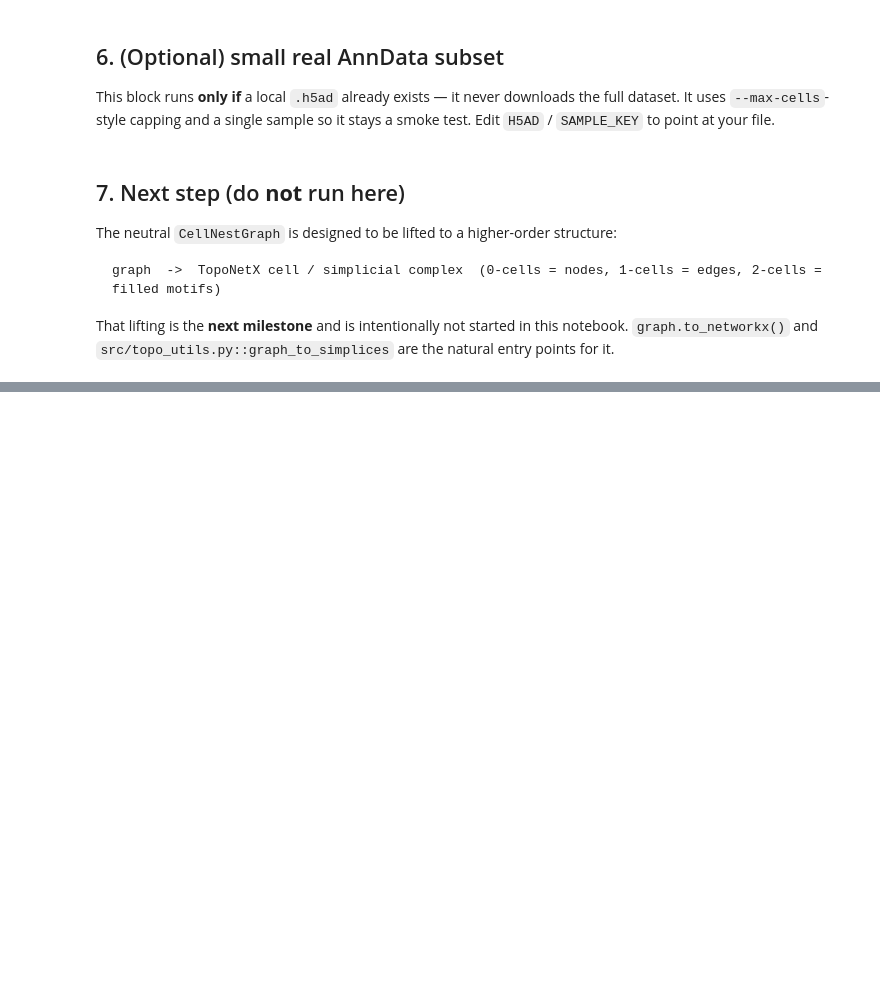
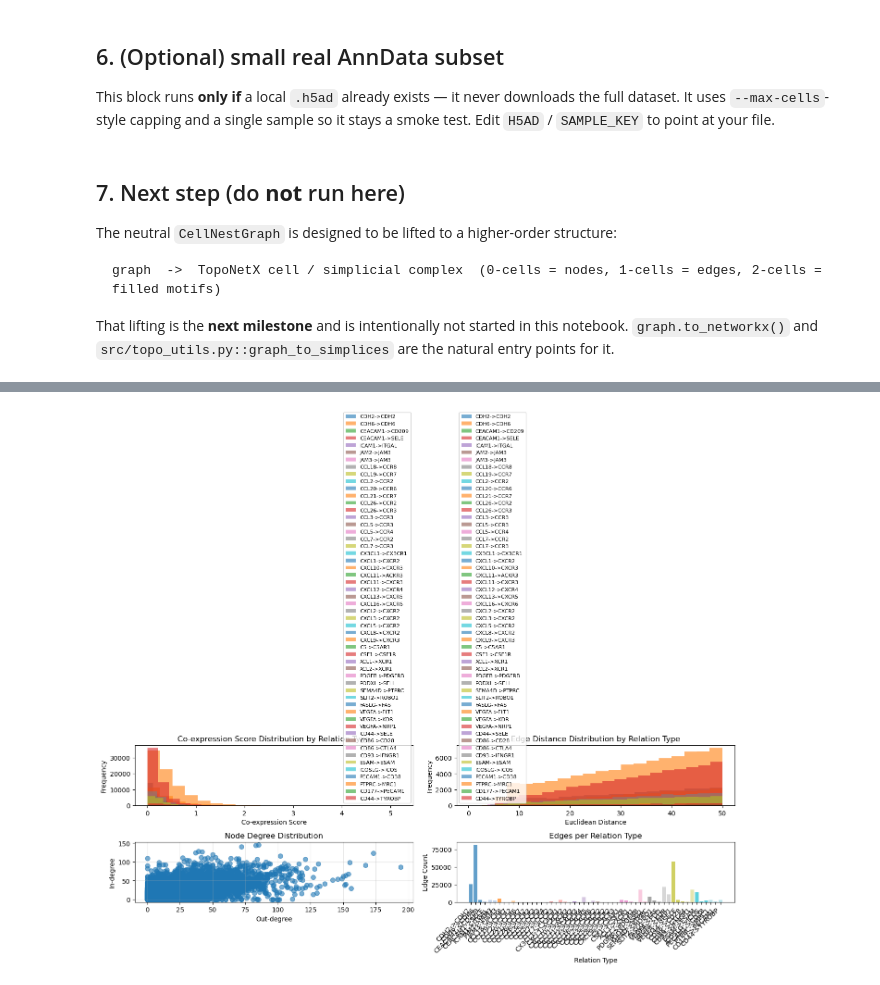
Before and after one commit to robinredX/st-topo-aware-learning-logml, a Jupyter notebook: notebooks/03_reproduce_cellnest_graph_construction.ipynb, the cells around one changed output, grey strips where cells are left out. Drawn from its saved outputs; the diff is of its cells as text; code cells hidden in the pictures; blank space fills up the shorter version.

```diff
--- a/notebooks/03_reproduce_cellnest_graph_construction.ipynb
+++ b/notebooks/03_reproduce_cellnest_graph_construction.ipynb
@@ -151,0 +361,64 @@ points for it.
+# %%
+# Edge statistics visualization
+import networkx as nx
+
+# Make the cell self-contained if run out of order
+if 'G' not in globals():
+    G = g.to_networkx()
+if 'rel_colors' not in globals():
+    rel_colors = plt.cm.tab10(np.linspace(0, 1, max(g.n_relations, 1)))
+if 'rel_type_counts' not in globals():
+    rel_type_counts = {}
+    for _, _, key in G.edges(keys=True):
+        rel_type_counts[int(key)] = rel_type_counts.get(int(key), 0) + 1
+
+fig, axes = plt.subplots(2, 2, figsize=(14, 10))
+
+# 1. Distribution of edge co-expression scores by relation type
+ax = axes[0, 0]
+for rel_id in range(g.n_relations):
+    mask = g.edge_relation_id == rel_id
+    coexp = g.edge_feature("coexpression_score")[mask]
+    if coexp.size > 0:
+        lig, rec = g.relation_table.iloc[rel_id][["ligand", "receptor"]]
+        ax.hist(coexp, bins=20, alpha=0.6, label=f"{lig}->{rec}")
+ax.set_xlabel("Co-expression Score"); ax.set_ylabel("Frequency")
+ax.set_title("Co-expression Score Distribution by Relation Type")
+ax.legend(fontsize=8)
+
+# 2. Distribution of edge distances by relation type
+ax = axes[0, 1]
+for rel_id in range(g.n_relations):
+    mask = g.edge_relation_id == rel_id
+    dist = g.edge_feature("distance")[mask]
+    if dist.size > 0:
+        lig, rec = g.relation_table.iloc[rel_id][["ligand", "receptor"]]
+        ax.hist(dist, bins=20, alpha=0.6, label=f"{lig}->{rec}")
+ax.set_xlabel("Euclidean Distance"); ax.set_ylabel("Frequency")
+ax.set_title("Edge Distance Distribution by Relation Type")
+ax.legend(fontsize=8)
+
+# 3. Node in/out degree distribution
+ax = axes[1, 0]
+in_deg = [G.in_degree(n) for n in G.nodes()]
+out_deg = [G.out_degree(n) for n in G.nodes()]
+ax.scatter(out_deg, in_deg, alpha=0.6, s=50)
+ax.set_xlabel("Out-degree"); ax.set_ylabel("In-degree")
+ax.set_title("Node Degree Distribution")
+ax.grid(True, alpha=0.3)
+
+# 4. Edge count by relation type
+ax = axes[1, 1]
+rel_names = [f"{row.ligand}->{row.receptor}" for _, row in g.relation_table.iterrows()]
+edge_counts = [rel_type_counts.get(i, 0) for i in range(g.n_relations)]
+colors_bar = rel_colors[:g.n_relations]
+ax.bar(range(g.n_relations), edge_counts, color=colors_bar, alpha=0.7)
+ax.set_xlabel("Relation Type"); ax.set_ylabel("Edge Count")
+ax.set_title("Edges per Relation Type")
+ax.set_xticks(range(g.n_relations))
+ax.set_xticklabels(rel_names, rotation=45, ha="right")
+
+plt.tight_layout()
+plt.show()
+# %% [output]
+[figure, added]
```
Also changed, not shown: parts of 18 cells of this notebook.
